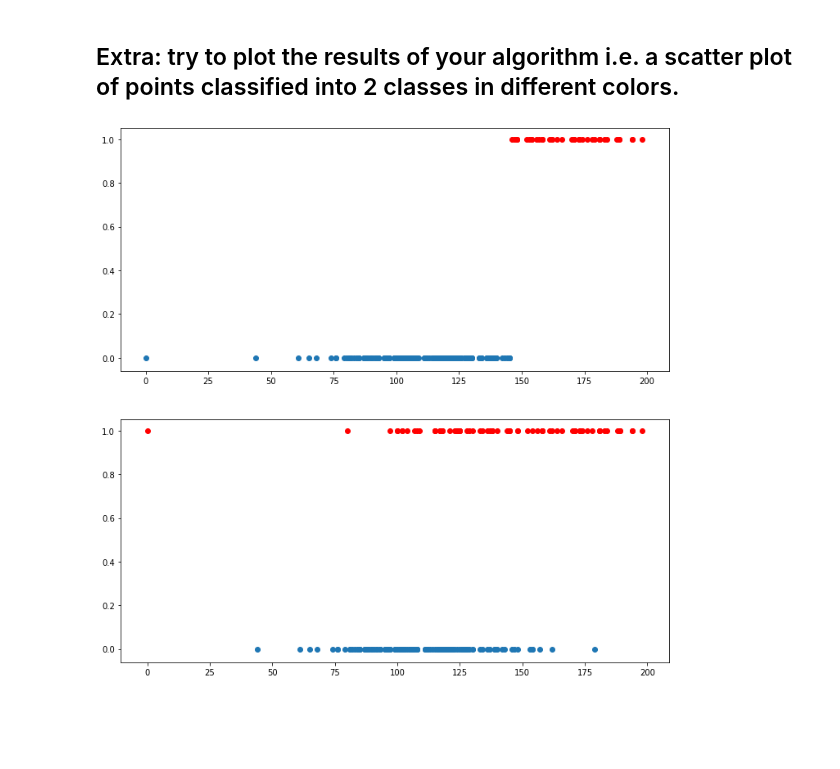
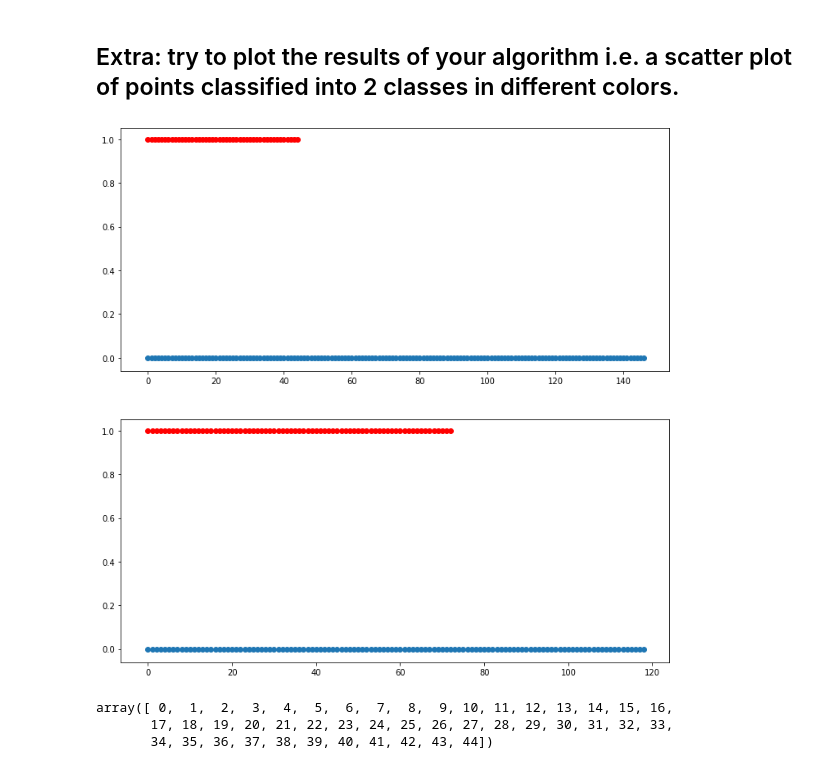
Before and after one commit to Edgar-creator/Intro_To_ML, a Jupyter notebook: Week6/Practical/Logistic_Regression_Practical_Homework.ipynb, the cells around one changed output. Saved outputs shown, nothing was run; the diff lists cells and outputs as text; code cells hidden in the pictures; blank space fills up the shorter version.

```diff
--- a/Week6/Practical/Logistic_Regression_Practical_Homework.ipynb
+++ b/Week6/Practical/Logistic_Regression_Practical_Homework.ipynb
@@ -13,7 +13,7 @@ for i in df.columns[:-1]:
 
 
 print(df.head())
-df1 = df[['Glucose','BloodPressure','Outcome']]
+df1 = df[['Glucose','BloodPressure',"SkinThickness",'Outcome']]
 
 
 df1.head()
@@ -195,12 +191,16 @@ Recall is 0.49315
 ## Extra: try to plot the results of your algorithm i.e. a scatter plot of points classified into 2 classes in different colors.
 # %%
 fig , axis = plt.subplots(2,1,figsize=(12,12))
-axis[0].scatter(xtest.iloc[np.where(pred==0)],pred[pred==0])
-axis[0].scatter(xtest.iloc[np.where(pred==1)],pred[pred==1],color="r")
+axis[0].scatter(np.arange(len(pred[pred==0])),pred[pred==0])
+axis[0].scatter(np.arange(len(pred[pred==1])),pred[pred==1],color="r")
 
 
-axis[1].scatter(xtest.iloc[np.where(ytest==0)],ytest[ytest==0])
-axis[1].scatter(xtest.iloc[np.where(ytest==1)],ytest[ytest==1],color="r")
+axis[1].scatter(np.arange(len(ytest[ytest==0])),ytest[ytest==0])
+axis[1].scatter(np.arange(len(ytest[ytest==1])),ytest[ytest==1],color="r")
 plt.show()
+np.arange(len(pred[pred==1]))
 # %% [output]
-[figure, old version]
+[figure, new version]
+array([ 0,  1,  2,  3,  4,  5,  6,  7,  8,  9, 10, 11, 12, 13, 14, 15, 16,
+       17, 18, 19, 20, 21, 22, 23, 24, 25, 26, 27, 28, 29, 30, 31, 32, 33,
+       34, 35, 36, 37, 38, 39, 40, 41, 42, 43, 44])
```
Also changed, not shown: parts of 8 cells of this notebook.
